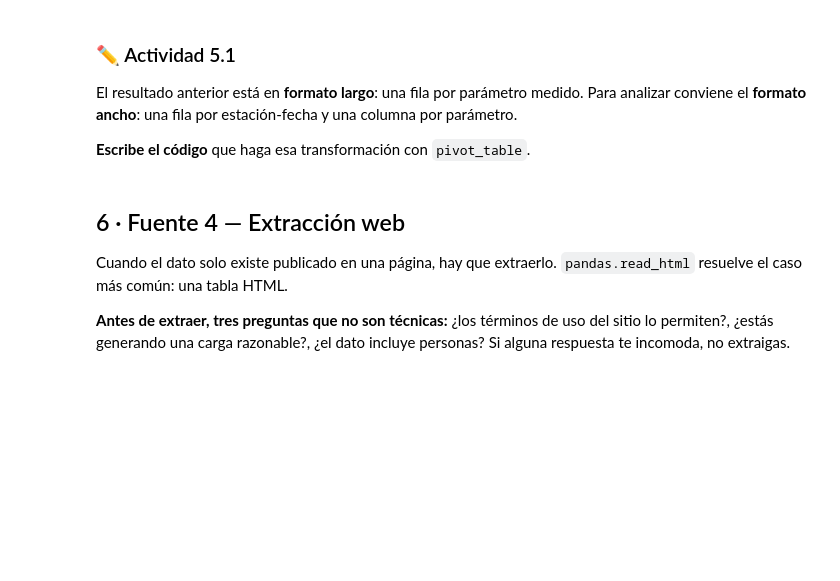
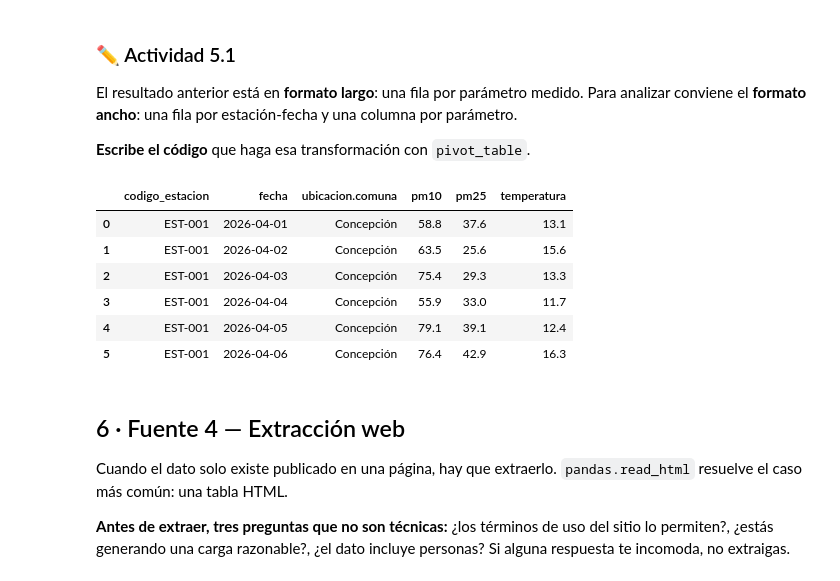
Before and after one commit to pedroromerogonzalez-collab/CDD, a Jupyter notebook: S1_Notebook_Base_CDD_2.ipynb, the cells around one changed output. Cells and saved outputs as stored; diff of their text form; code cells hidden in the pictures; blank space fills up the shorter version.

```diff
--- a/S1_Notebook_Base_CDD_2.ipynb
+++ b/S1_Notebook_Base_CDD_2.ipynb
@@ -384,15 +357,22 @@ El resultado anterior está en **formato largo**: una fila por parámetro medido
 # %%
 # Tu código aquí
 api_ancho = api_largo.pivot_table(
     index=['codigo_estacion', 'fecha', 'ubicacion.comuna'],
     columns='parametro',
-    values='valor',
-    aggfunc='mean'
+    values='valor'
 ).reset_index()
 
 api_ancho.columns.name = None
 
 api_ancho.head(6)
+# %% [output]
+|  | codigo_estacion | fecha | ubicacion.comuna | pm10 | pm25 | temperatura |
+| 0 | EST-001 | 2026-04-01 | Concepción | 58.8 | 37.6 | 13.1 |
+| 1 | EST-001 | 2026-04-02 | Concepción | 63.5 | 25.6 | 15.6 |
+| 2 | EST-001 | 2026-04-03 | Concepción | 75.4 | 29.3 | 13.3 |
+| 3 | EST-001 | 2026-04-04 | Concepción | 55.9 | 33.0 | 11.7 |
+| 4 | EST-001 | 2026-04-05 | Concepción | 79.1 | 39.1 | 12.4 |
+| 5 | EST-001 | 2026-04-06 | Concepción | 76.4 | 42.9 | 16.3 |
 # %% [markdown]
 ## 6 · Fuente 4 — Extracción web
 
```
Also changed, not shown: parts of 14 cells of this notebook.
